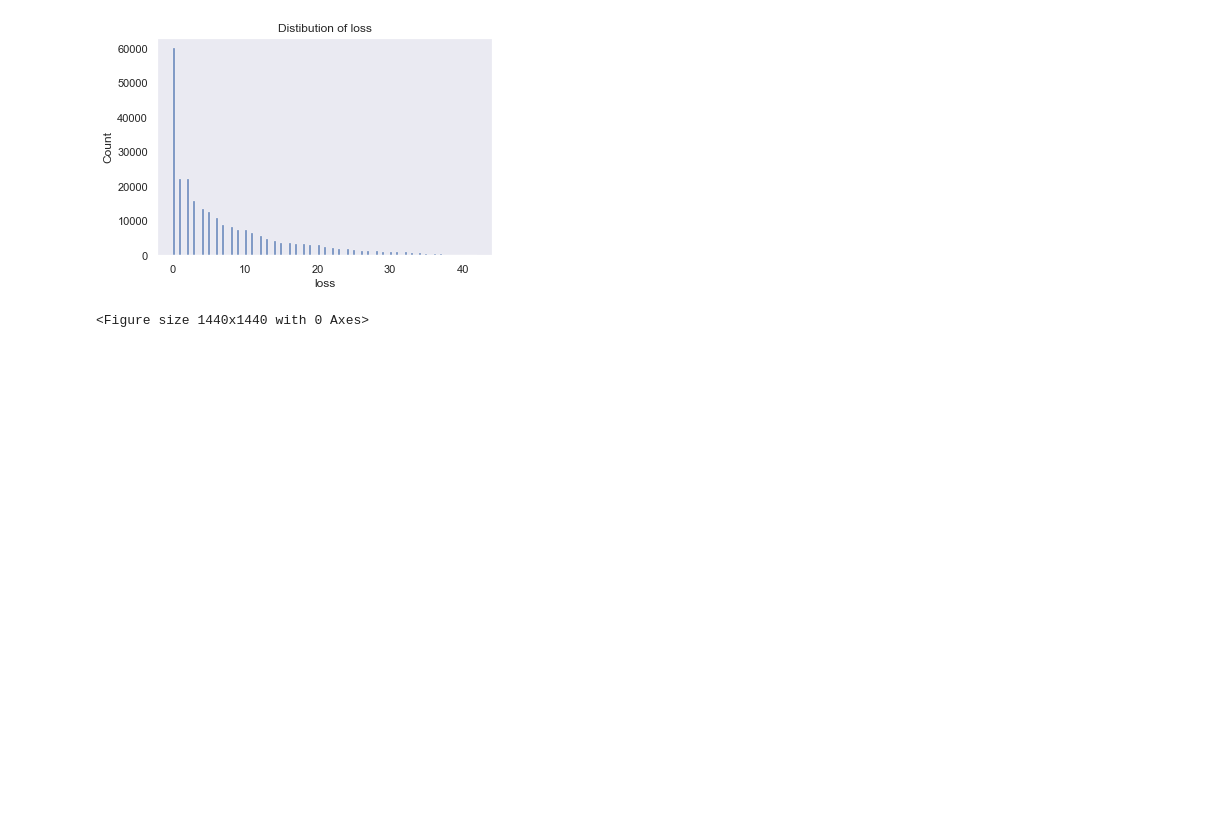
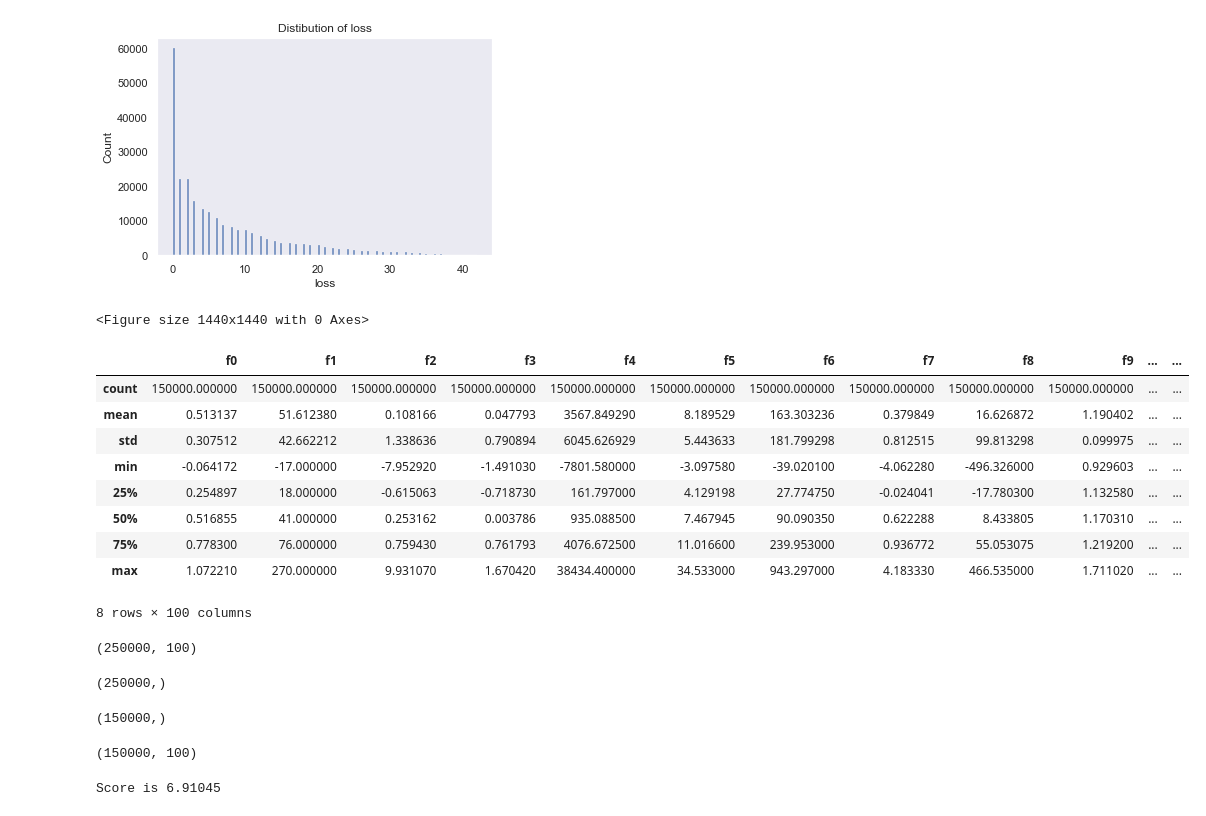
Before and after one commit to FaberNovum/TabularPlaygroundSeries, a Jupyter notebook: trivor_tabular.ipynb, the cells around one changed output. Drawn from its saved outputs; the diff is of its cells as text; code cells hidden in the pictures; blank space fills up the shorter version.

Commit message:
got some scores, maybe they're good

```diff
--- a/trivor_tabular.ipynb
+++ b/trivor_tabular.ipynb
@@ -104,3 +106,19 @@ plt.figure(figsize=(20,20))
 <Figure size 1440x1440 with 0 Axes>
 [figure]
 <Figure size 1440x1440 with 0 Axes>
+# %%
+# drop the ID columns
+train_data.drop(['id'], axis=1, inplace=True)
+test_data.drop(['id'], axis=1, inplace=True)
+train_data.describe()
+# %% [output]
+|  | f0 | f1 | f2 | f3 | f4 | f5 | f6 | f7 | f8 | f9 | ... | ... |
+| count | 150000.000000 | 150000.000000 | 150000.000000 | 150000.000000 | 150000.000000 | 150000.000000 | 150000.000000 | 150000.000000 | 150000.000000 | 150000.000000 | ... | ... |
+| mean | 0.513137 | 51.612380 | 0.108166 | 0.047793 | 3567.849290 | 8.189529 | 163.303236 | 0.379849 | 16.626872 | 1.190402 | ... | ... |
+| std | 0.307512 | 42.662212 | 1.338636 | 0.790894 | 6045.626929 | 5.443633 | 181.799298 | 0.812515 | 99.813298 | 0.099975 | ... | ... |
+| min | -0.064172 | -17.000000 | -7.952920 | -1.491030 | -7801.580000 | -3.097580 | -39.020100 | -4.062280 | -496.326000 | 0.929603 | ... | ... |
+| 25% | 0.254897 | 18.000000 | -0.615063 | -0.718730 | 161.797000 | 4.129198 | 27.774750 | -0.024041 | -17.780300 | 1.132580 | ... | ... |
+| 50% | 0.516855 | 41.000000 | 0.253162 | 0.003786 | 935.088500 | 7.467945 | 90.090350 | 0.622288 | 8.433805 | 1.170310 | ... | ... |
+| 75% | 0.778300 | 76.000000 | 0.759430 | 0.761793 | 4076.672500 | 11.016600 | 239.953000 | 0.936772 | 55.053075 | 1.219200 | ... | ... |
+| max | 1.072210 | 270.000000 | 9.931070 | 1.670420 | 38434.400000 | 34.533000 | 943.297000 | 4.183330 | 466.535000 | 1.711020 | ... | ... |
+8 rows × 100 columns
@@ -106,0 +131,16 @@ plt.figure(figsize=(20,20))
+# %%
+X_train.shape
+# %% [output]
+(250000, 100)
+# %%
+y_train.shape
+# %% [output]
+(250000,)
+# %%
+y_true.shape
+# %% [output]
+(150000,)
+# %%
+final_X_test.shape
+# %% [output]
+(150000, 100)
@@ -106,0 +156,7 @@ plt.figure(figsize=(20,20))
+# %%
+# print out RMSE score
+from sklearn.metrics import mean_squared_error
+RMSE = mean_squared_error(y_true, y_pred, squared=False)
+print("Score is %.5f" % RMSE)
+# %% [output]
+Score is 6.91045
```
Also changed, not shown: parts of 7 cells of this notebook.
